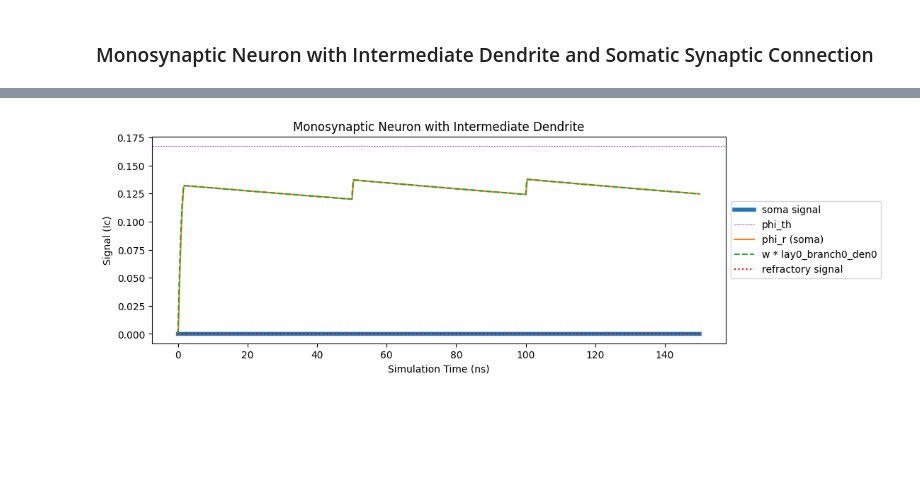
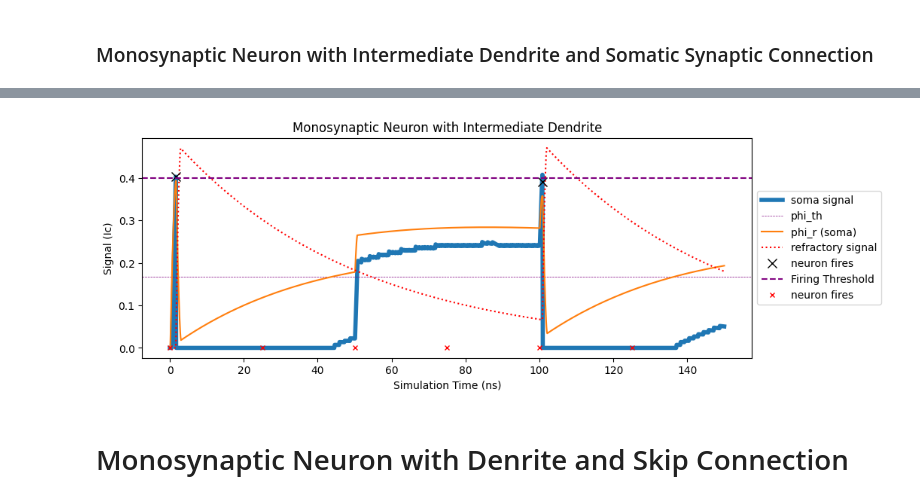
Before and after one commit to ryangitsit/sim_soens, a Jupyter notebook: library_tour.ipynb, the cells around one changed output, grey strips where cells are left out. Cells and saved outputs as stored; diff of their text form; code cells hidden in the pictures; blank space fills up the shorter version.

Commit message:
library tour, and new params method

```diff
--- a/library_tour.ipynb
+++ b/library_tour.ipynb
@@ -179,11 +234,11 @@ mono_point.plot_neuron_activity(net,title="Monosynaptic Point Neuron")
 # %%
-# Monosynaptic neuron with dendrite
-# check wobbles
-default_neuron_params['w_dn'] = 0.2
-mono_dend = NeuralZoo(type='mono_dendrite',**default_neuron_params)
-mono_dend.synapses[0][1][0][0].add_input(input.signals[0])
+# lower the threshold and increase weight to observe spiking
+mono_dend = NeuralZoo(type='mono_dendrite',w_dn=.7,s_th=.4)
+mono_dend.uniform_input(input)
 net = network(sim=True,dt=.1,tf=150,nodes=[mono_dend])
 title = "Monosynaptic Neuron with Intermediate Dendrite"
-mono_dend.plot_neuron_activity(net,phir=True,title=title)
+mono_dend.plot_neuron_activity(net,phir=True,title=title,input=input,weighting=False,dend=False)
 # %% [output]
-[figure, old version]
+[figure, new version]
+# %% [markdown]
+# Monosynaptic Neuron with Denrite and Skip Connection
```
Also changed, not shown: parts of 46 cells of this notebook, 15 other files.
